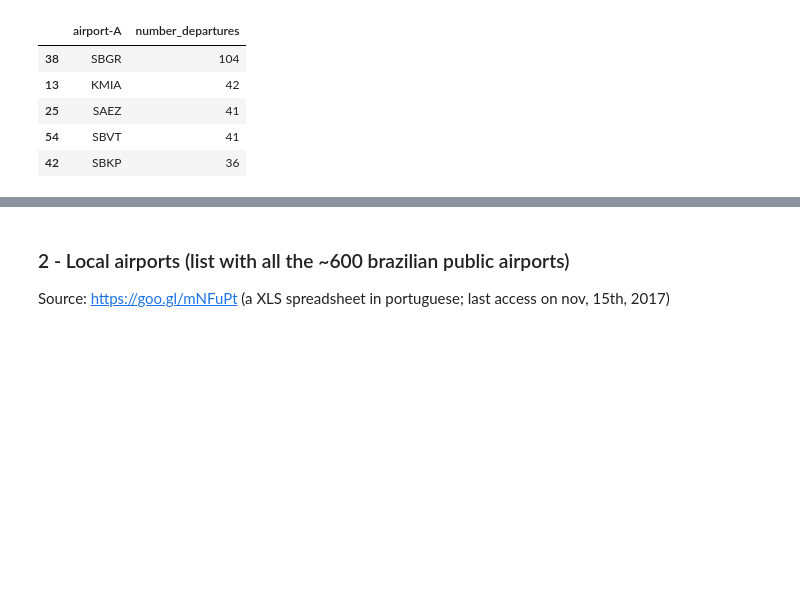
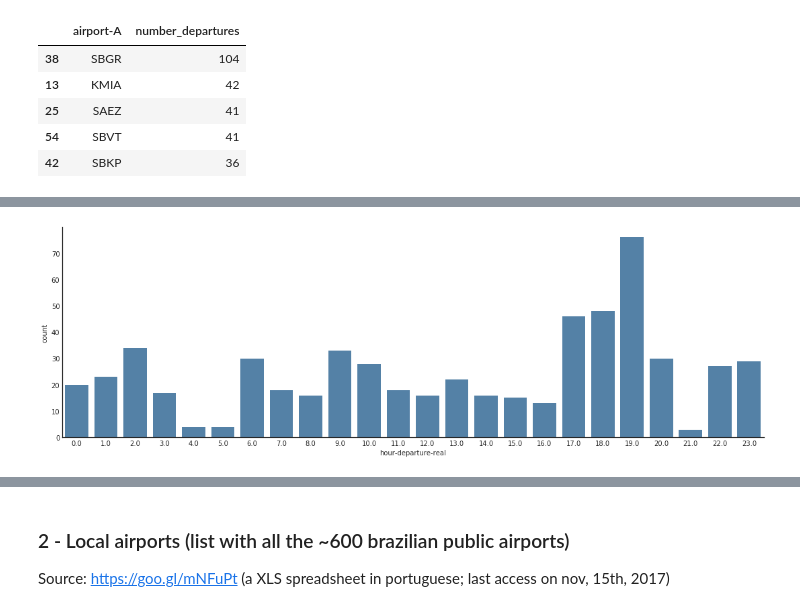
Before and after one commit to davicsilva/dsintensive, a Jupyter notebook: notebooks/capstone-flightDelay-sampleDataSet.ipynb, the cells around one changed output, grey strips where cells are left out. Cells and saved outputs as stored; diff of their text form; code cells hidden in the pictures; blank space fills up the shorter version.

```diff
--- a/notebooks/capstone-flightDelay-sampleDataSet.ipynb
+++ b/notebooks/capstone-flightDelay-sampleDataSet.ipynb
@@ -79,0 +129,7 @@ y_pos = np.arange(len(bars))
+# %%
+with sns.axes_style('white'):
+    g = sns.factorplot("hour-departure-real", data=flights, size=5, aspect=3,
+                       kind="count", color='steelblue')
+    g.set_xticklabels(step=1)
+# %% [output]
+[figure, added]
```
Also changed, not shown: parts of 15 cells of this notebook, 4 other files.
